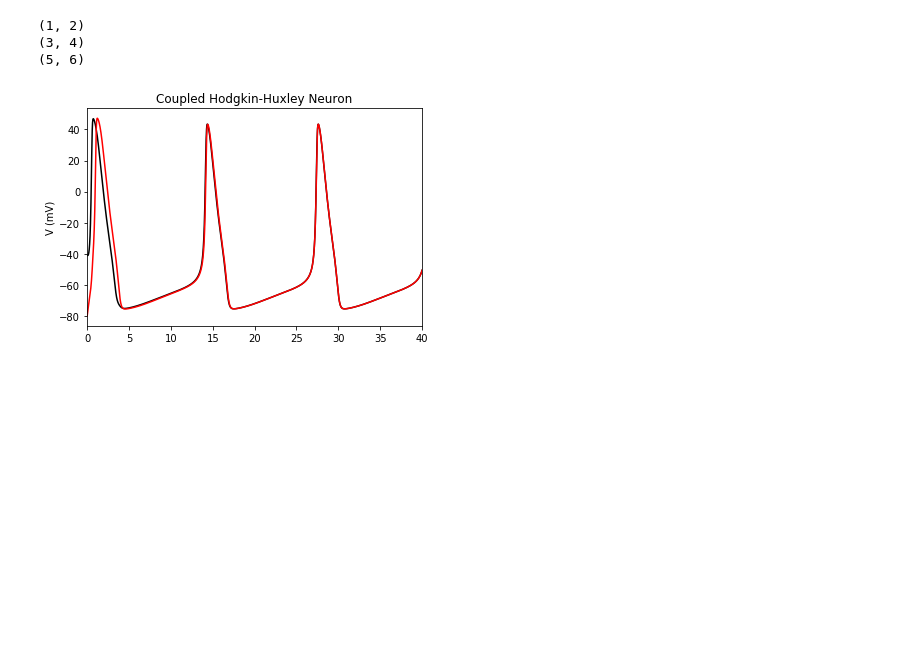
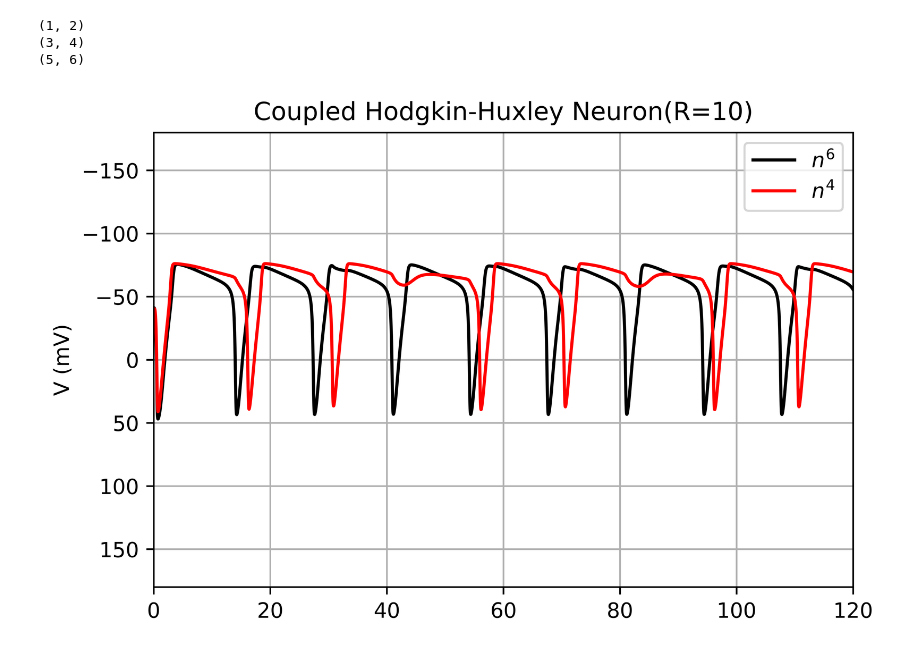
Before and after one commit to CFP106022272/Neuronal-Dynamics, a Jupyter notebook: ICC model.ipynb, the cells around one changed output. Saved outputs shown, nothing was run; the diff lists cells and outputs as text; code cells hidden in the pictures; blank space fills up the shorter version.

```diff
--- a/ICC model.ipynb
+++ b/ICC model.ipynb
@@ -53,7 +53,7 @@ class HodgkinHuxley():
         return dV1dt, dm1dt, dh1dt, dn1dt
 
     def Main(self):
-        X1 = odeint(self.dALL1dt, [-41, 0.05, 0.6, 0.32], self.t, args=(self,))
+        X1 = odeint(self.dALL1dt, [-30, 0.05, 0.6, 0.32], self.t, args=(self,))
         X2 = odeint(self.dALL2dt, [-80, 0.05, 0.6, 0.32], self.t, args=(self,))
         V1 = X1[:,0]
         m1 = X1[:,1]
@@ -66,11 +66,16 @@ class HodgkinHuxley():
 
 
         plt.figure()
-        plt.title('Separate Hodgkin-Huxley Neuron')
-        plt.plot(self.t, V1, 'k')
-        plt.plot(self.t, V2, 'r')
+        plt.title('Hodgkin-Huxley Neuron')
+        plt.plot(self.t, V1, 'k', label='$n^{4}$')
+        #plt.plot(self.t, V2, 'r', label='$n^{6}$')
         plt.ylabel('V (mV)')
-        plt.xlim(0,40)
+        plt.xlim(0,80)
+        plt.ylim(-180,180)
+        plt.gca().invert_yaxis()
+        plt.grid('on')
+        #plt.legend()
+        plt.rcParams['figure.dpi'] = 1000
         plt.show()
 if __name__ == '__main__':
     runner = HodgkinHuxley()
@@ -129,6 +134,8 @@ class HodgkinHuxley():
     def I_Na(self, V, m, h):
         return self.g_Na*m**3*h*(V-self.E_Na)
     def I_K(self, V, n):
+        return self.g_K*n**4*(V-self.E_K)
+    def I_K2(self, V, n):
         return self.g_K*n**6*(V-self.E_K)
     def I_L(self, V):
         return self.g_L*(V-self.E_L)
@@ -136,44 +143,49 @@ class HodgkinHuxley():
     @staticmethod
     def Couple(X, t, self):
         V1, m1, h1, n1, V2, m2, h2, n2 = X
-        R = 1
+        R = 10
         if V1 < V2:
-            dV1dt=((V2-V1)/R - self.I_Na(V1, m1, h1) - self.I_K(V1, n1) - self.I_L(V1)) / self.C_m
+            dV1dt=((V2-V1)/R - self.I_Na(V1, m1, h1) - self.I_K2(V1, n1) - self.I_L(V1)) / self.C_m
             dV2dt=(-self.I_Na(V2, m2, h2) - self.I_K(V2, n2) - self.I_L(V2)) / self.C_m
         elif V1 > V2:
-            dV1dt=(-self.I_Na(V1, m1, h1) - self.I_K(V1, n1) - self.I_L(V1)) / self.C_m
+            dV1dt=(-self.I_Na(V1, m1, h1) - self.I_K2(V1, n1) - self.I_L(V1)) / self.C_m
             dV2dt=((V1-V2)/R - self.I_Na(V2, m2, h2) - self.I_K(V2, n2) - self.I_L(V2)) / self.C_m
         else:
-            dV1dt=(-self.I_Na(V1, m1, h1) - self.I_K(V1, n1) - self.I_L(V1)) / self.C_m
+            dV1dt=(-self.I_Na(V1, m1, h1) - self.I_K2(V1, n1) - self.I_L(V1)) / self.C_m
             dV2dt=(-self.I_Na(V2, m2, h2) - self.I_K(V2, n2) - self.I_L(V2)) / self.C_m
         dm1dt = self.alpha_m(V1) * (1.0-m1) - self.beta_m(V1) * m1
         dh1dt = self.alpha_h(V1) * (1.0-h1) - self.beta_h(V1) * h1
         dn1dt = self.alpha_n(V1) * (1.0-n1) - self.beta_n(V1) * n1
         dm2dt = self.alpha_m(V2) * (1.0-m2) - self.beta_m(V2) * m2
         dh2dt = self.alpha_h(V2) * (1.0-h2) - self.beta_h(V2) * h2
         dn2dt = self.alpha_n(V2) * (1.0-n2) - self.beta_n(V2) * n2
         return dV1dt, dm1dt, dh1dt, dn1dt,  dV2dt, dm2dt, dh2dt, dn2dt
 
     def Main(self):
-        X = odeint(self.Couple, [-41, 0.05, 0.6, 0.32, -80, 0.05, 0.6, 0.32], self.t, args=(self,))
+        X = odeint(self.Couple, [-41, 0.05, 0.6, 0.32, -39, 0.05, 0.6, 0.32], self.t, args=(self,))
         V1 = X[:,0]
         m1 = X[:,1]
         h1 = X[:,2]
         n1 = X[:,3]
         V2 = X[:,4]
         m2 = X[:,5]
         h2 = X[:,6]
         n2 = X[:,7]
 
         plt.figure()
-        plt.title('Coupled Hodgkin-Huxley Neuron')
-        plt.plot(self.t, V1, 'k')
-        plt.plot(self.t, V2, 'r')
+        plt.title('Coupled Hodgkin-Huxley Neuron(R=10)')
+        plt.plot(self.t, V1, 'k', label='$n^{6}$')
+        plt.plot(self.t, V2, 'r', label='$n^{4}$')
         plt.ylabel('V (mV)')
-        plt.xlim(0,40)
+        plt.xlim(0,120)
+        plt.ylim(-180,180)
+        plt.gca().invert_yaxis()
+        plt.legend()
+        plt.grid('on')
+        plt.rcParams['figure.dpi'] = 1000
         plt.show()
 if __name__ == '__main__':
     runner = HodgkinHuxley()
     runner.Main()
 # %% [output]
-[figure, old version]
+[figure, new version]
```
Also changed, not shown: parts of 1 cell of this notebook.
